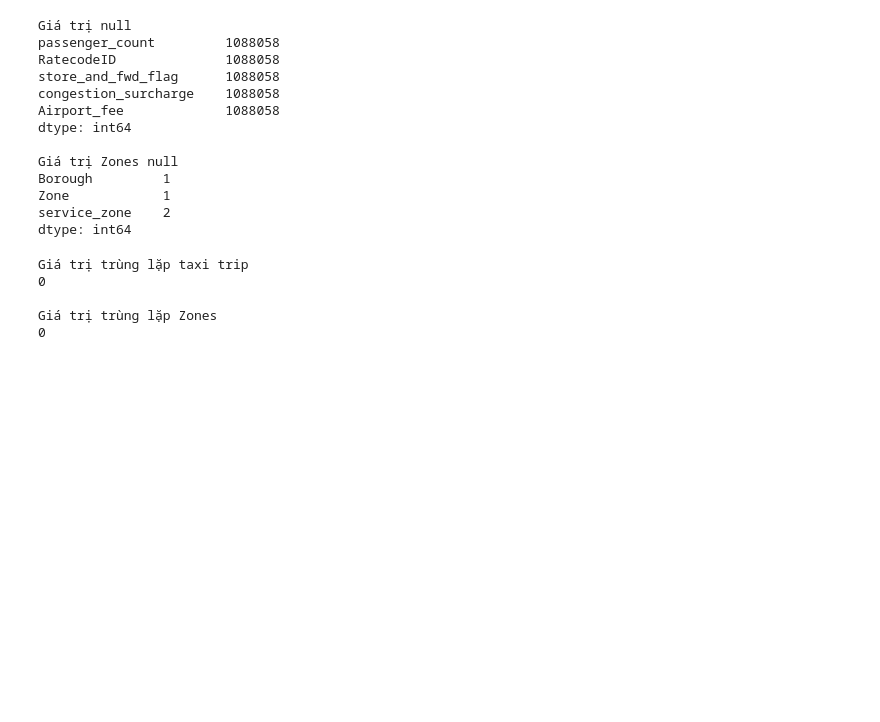
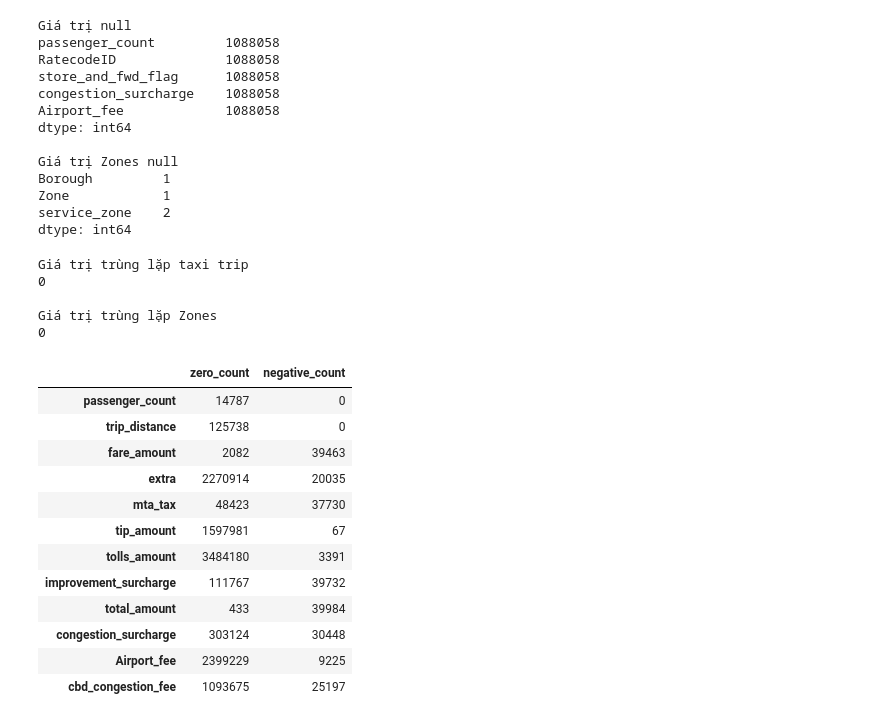
Before and after one commit to Vanton123/nyc-taxi-analytics, a Jupyter notebook: notebook/01_data_exploration.ipynb, the cells around one changed output. Saved outputs shown, nothing was run; the diff lists cells and outputs as text; code cells hidden in the pictures; blank space fills up the shorter version.

Commit message:
update: taxi data analysis 1,2,3 notebooks

```diff
--- a/notebook/01_data_exploration.ipynb
+++ b/notebook/01_data_exploration.ipynb
@@ -127,3 +133,40 @@ Giá trị trùng lặp taxi trip
 
 Giá trị trùng lặp Zones
 0
+# %%
+# Kiểm tra các giá trị âm và <0 bất thường trong dữ liệu
+check_issuseCols =[
+    "passenger_count",
+    "trip_distance",
+    "fare_amount",
+    "extra",
+    "mta_tax",
+    "tip_amount",
+    "tolls_amount",
+    "improvement_surcharge",
+    "total_amount",
+    "congestion_surcharge",
+    "Airport_fee",
+    "cbd_congestion_fee"
+]
+
+summary= pd.DataFrame({
+    "zero_count": df[check_issuseCols].eq(0).sum(),
+    "negative_count": df[check_issuseCols].lt(0).sum()
+})
+
+display(summary)
+# %% [output]
+|  | zero_count | negative_count |
+| passenger_count | 14787 | 0 |
+| trip_distance | 125738 | 0 |
+| fare_amount | 2082 | 39463 |
+| extra | 2270914 | 20035 |
+| mta_tax | 48423 | 37730 |
+| tip_amount | 1597981 | 67 |
+| tolls_amount | 3484180 | 3391 |
+| improvement_surcharge | 111767 | 39732 |
+| total_amount | 433 | 39984 |
+| congestion_surcharge | 303124 | 30448 |
+| Airport_fee | 2399229 | 9225 |
+| cbd_congestion_fee | 1093675 | 25197 |
```
Also changed, not shown: parts of 5 cells of this notebook, 2 other files.
